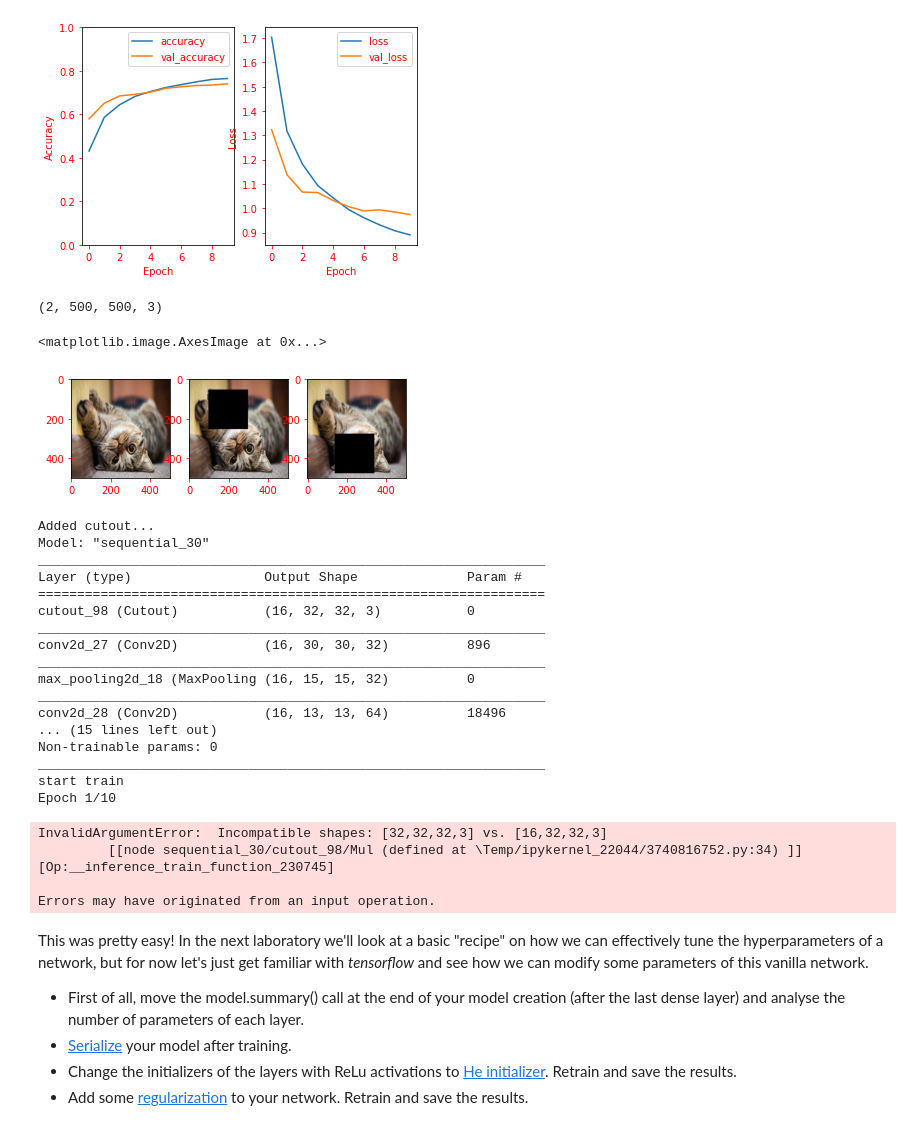
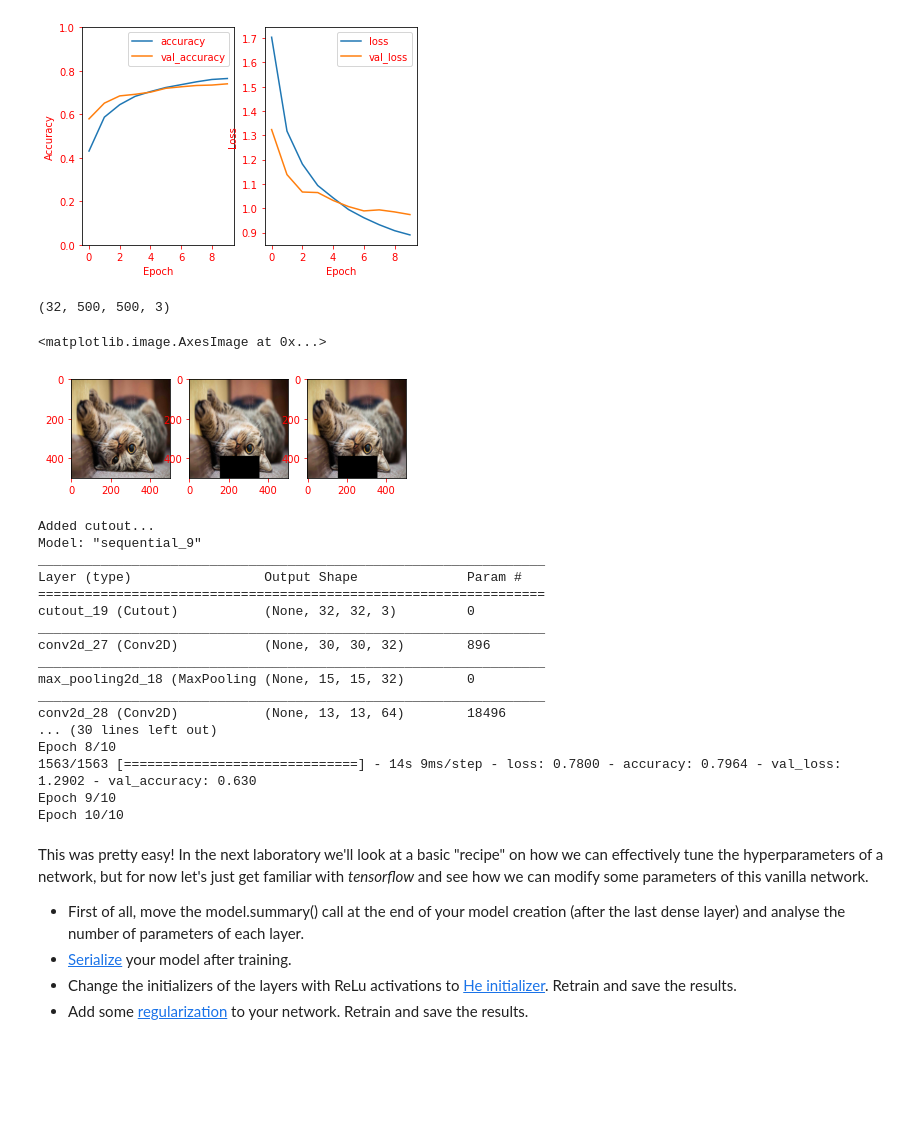
Before and after one commit to ComanacDragos/ComputerVisionAndDeepLearning, a Jupyter notebook: lab3/Computer_Vision_and_Deep_Learning_Laboratory_3_[students].ipynb, the cells around one changed output. Cells and saved outputs as stored; diff of their text form; code cells hidden in the pictures; blank space fills up the shorter version.

Commit message:
changed cutout

```diff
--- a/lab3/Computer_Vision_and_Deep_Learning_Laboratory_3_[students].ipynb
+++ b/lab3/Computer_Vision_and_Deep_Learning_Laboratory_3_[students].ipynb
@@ -947,55 +947,45 @@ import cv2.cv2 as cv2
 class Cutout(layers.Layer):
     def __init__(self, cropSize, **kwargs):
         super().__init__(**kwargs)
         self.cropSize = cropSize # cropped region will be cropSize*2+1
-        self.batch_size = None
 
     def clip(self, x, left, right):
         return max(left, min(x, right))
 
-    def build(self, input_shape):
-        self.batch_size = input_shape[0]
-        if self.batch_size is None:
-            self.batch_size = 16
-        super(Cutout, self).build(input_shape)
-
     def call(self, x):
         cut_x = x
         shape = x.get_shape()
-        offsets = []
 
-        mask = np.ones([self.batch_size] + shape[1:])
-        for i in range(self.batch_size):
-            x_coord = np.random.randint(0, shape[1])
-            y_coord = np.random.randint(0, shape[2])
-            tl_x = self.clip(x_coord-self.cropSize, 0,shape[1])
-            tl_y = self.clip(y_coord-self.cropSize, 0, shape[2])
-            offsets.append([tl_x, tl_y])
-            br_x = self.clip(x_coord+self.cropSize, 0, shape[1])
-            br_y = self.clip(y_coord+self.cropSize, 0,  shape[2])
-            mask[i, tl_x:br_x, tl_y:br_y, :] = np.zeros((br_x-tl_x, br_y-tl_y, shape[3]))
+        mask = np.ones(shape[1:])
+        x_coord = np.random.randint(0, shape[1])
+        y_coord = np.random.randint(0, shape[2])
+        tl_x = self.clip(x_coord-self.cropSize, 0,shape[1])
+        tl_y = self.clip(y_coord-self.cropSize, 0, shape[2])
+        br_x = self.clip(x_coord+self.cropSize, 0, shape[1])
+        br_y = self.clip(y_coord+self.cropSize, 0,  shape[2])
+        mask[tl_x:br_x, tl_y:br_y, :] = np.zeros((br_x-tl_x, br_y-tl_y, shape[3]))
 
-        cut_x = tf.multiply(cut_x, tf.cast(tf.convert_to_tensor(mask), dtype=cut_x.dtype))
+        cut_x = tf.where(tf.convert_to_tensor(mask, dtype=tf.bool), cut_x, 0)
         return cut_x
 
 image = cv2.imread('data/cat.jpg')
 image = cv2.cvtColor(image, cv2.COLOR_BGR2RGB)
 image = cv2.resize(image, (500, 500))
 # X contains a single image sample
-X = np.stack([image]*2)
+X = np.stack([image]*32)
 print(X.shape)
 cut_X = Cutout(100)(tf.convert_to_tensor(X))
 
 plt.subplot(1,3,1)
 plt.imshow(image)
 plt.subplot(1,3,2)
 plt.imshow(cut_X[0])
 plt.subplot(1,3,3)
 plt.imshow(cut_X[1])
 # %% [output]
-(2, 500, 500, 3)
+(32, 500, 500, 3)
 <matplotlib.image.AxesImage at 0x...>
-[figure, old version]
+[figure, new version]
 # %%
 print("Added cutout...")
 initializer = tf.keras.initializers.HeNormal()
@@ -1004,7 +994,7 @@ regularizer = tf.keras.regularizers.l1_l2(l1=1e-5, l2=1e-4)
 
 
 model = models.Sequential()
-model.add(Cutout(8, input_shape=(32,32,3)))
+model.add(Cutout(3, input_shape=(32,32,3)))
 model.add(layers.Conv2D(32, (3, 3),
                         kernel_regularizer=regularizer,
                         activity_regularizer=regularizer,
@@ -1032,7 +1022,7 @@ model.add(layers.Dense(64,
                        bias_regularizer=regularizer,
                        kernel_initializer=initializer,
                        activation='relu'))
-model.add(layers.Dropout(.5))
+#model.add(layers.Dropout(.5))
 model.add(layers.Dense(10))
 
 model.summary()
@@ -1047,29 +1037,25 @@ history =  model.fit(train_images, train_labels, epochs=10,
 plot_history(history)
 
 test_loss, test_acc = model.evaluate(test_images,  test_labels, verbose=2)
-model.save(f"./weights/test_acc_{str(test_acc)[:4]}_with_cutout")
+model.save(f"./weights/test_acc_{str(test_acc)[:4]}_with_cutout_without_dropout")
 # %% [output]
 Added cutout...
-Model: "sequential_30"
+Model: "sequential_9"
 _________________________________________________________________
 Layer (type)                 Output Shape              Param #
 =================================================================
-cutout_98 (Cutout)           (16, 32, 32, 3)           0
+cutout_19 (Cutout)           (None, 32, 32, 3)         0
 _________________________________________________________________
-conv2d_27 (Conv2D)           (16, 30, 30, 32)          896
+conv2d_27 (Conv2D)           (None, 30, 30, 32)        896
 _________________________________________________________________
-max_pooling2d_18 (MaxPooling (16, 15, 15, 32)          0
+max_pooling2d_18 (MaxPooling (None, 15, 15, 32)        0
 _________________________________________________________________
-conv2d_28 (Conv2D)           (16, 13, 13, 64)          18496
-... (15 lines left out)
-Non-trainable params: 0
-_________________________________________________________________
-start train
-Epoch 1/10
+conv2d_28 (Conv2D)           (None, 13, 13, 64)        18496
+... (30 lines left out)
+Epoch 8/10
+1563/1563 [==============================] - 14s 9ms/step - loss: 0.7800 - accuracy: 0.7964 - val_loss: 1.2902 - val_accuracy: 0.630
+Epoch 9/10
+Epoch 10/10
-InvalidArgumentError:  Incompatible shapes: [32,32,32,3] vs. [16,32,32,3]
-         [[node sequential_30/cutout_98/Mul (defined at \Temp/ipykernel_22044/3740816752.py:34) ]] [Op:__inference_train_function_230745]
-
-Errors may have originated from an input operation.
 # %% [markdown]
 This was pretty easy!  In the next laboratory we'll look at a basic "recipe" on how we can effectively tune the hyperparameters of a network, but for now let's just get familiar with _tensorflow_ and see how we can modify some parameters of this vanilla network.
 
```
Also changed, not shown: parts of 4 cells of this notebook, 12 other files.
